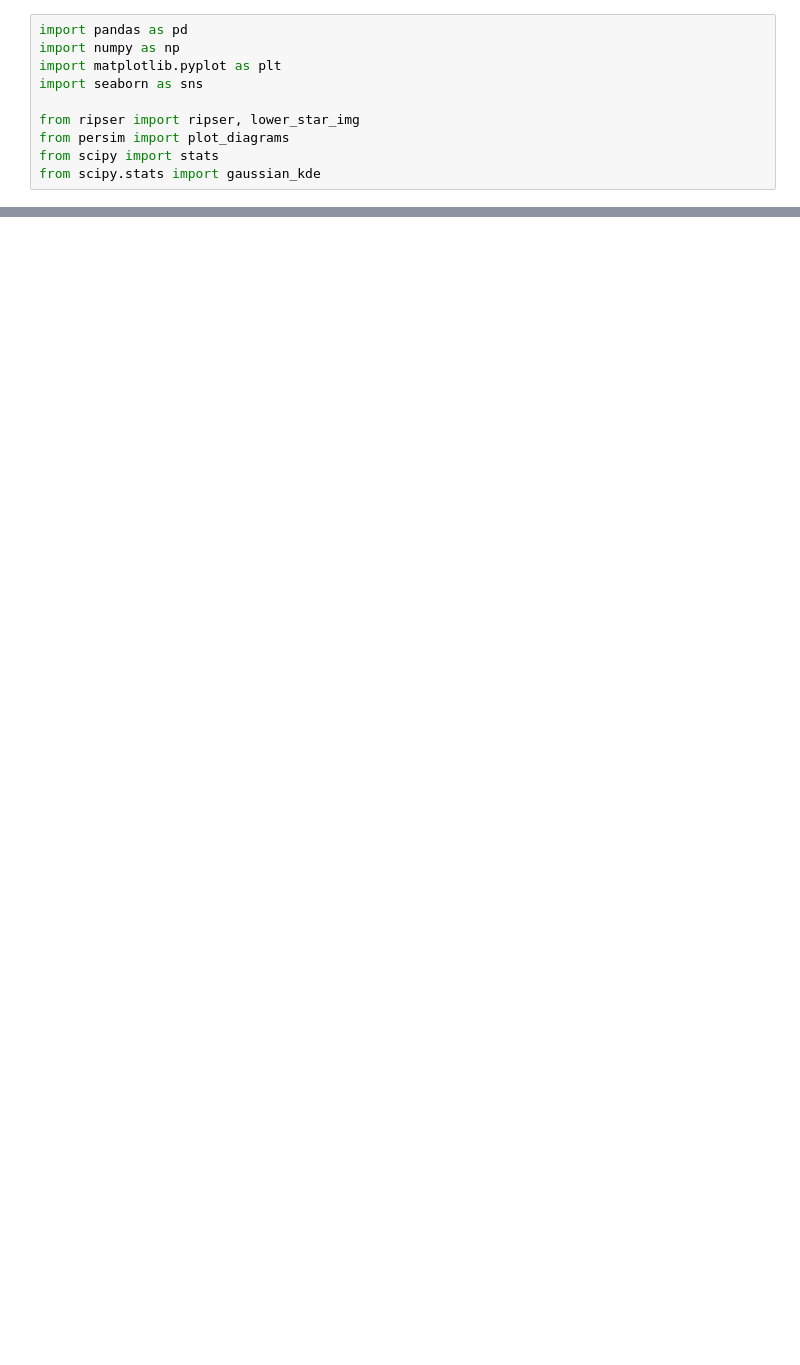
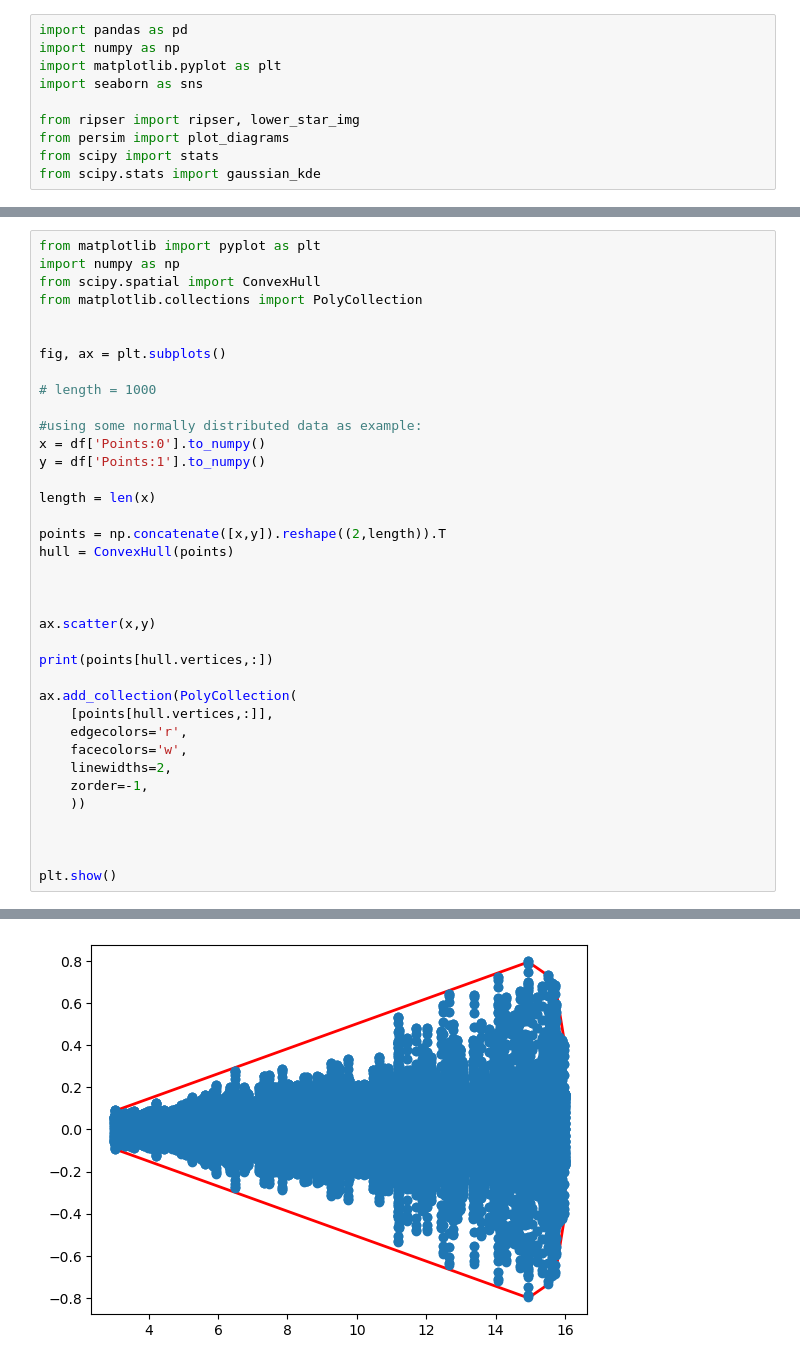
Before and after one commit to nafiul-nipu/Contrails-Python, a Jupyter notebook: contrails shape calc/contrails_shape_calc.ipynb, the cells around one changed output, grey strips where cells are left out. Cells and saved outputs as stored; diff of their text form; blank space fills up the shorter version.

```diff
--- a/contrails shape calc/contrails_shape_calc.ipynb
+++ b/contrails shape calc/contrails_shape_calc.ipynb
@@ -157,0 +89,38 @@ plt.show()
+# %%
+from matplotlib import pyplot as plt
+import numpy as np
+from scipy.spatial import ConvexHull
+from matplotlib.collections import PolyCollection
+
+
+fig, ax = plt.subplots()
+
+# length = 1000
+
+#using some normally distributed data as example:
+x = df['Points:0'].to_numpy()
+y = df['Points:1'].to_numpy()
+
+length = len(x)
+
+points = np.concatenate([x,y]).reshape((2,length)).T
+hull = ConvexHull(points)
+
+
+
+ax.scatter(x,y)
+
+print(points[hull.vertices,:])
+
+ax.add_collection(PolyCollection(
+    [points[hull.vertices,:]],
+    edgecolors='r',
+    facecolors='w',
+    linewidths=2,
+    zorder=-1,
+    ))
+
+
+
+plt.show()
+# %% [output]
@@ -157,0 +141 @@ plt.show()
+[figure, added]
```
Also changed, not shown: parts of 21 cells of this notebook, 1 other file.
